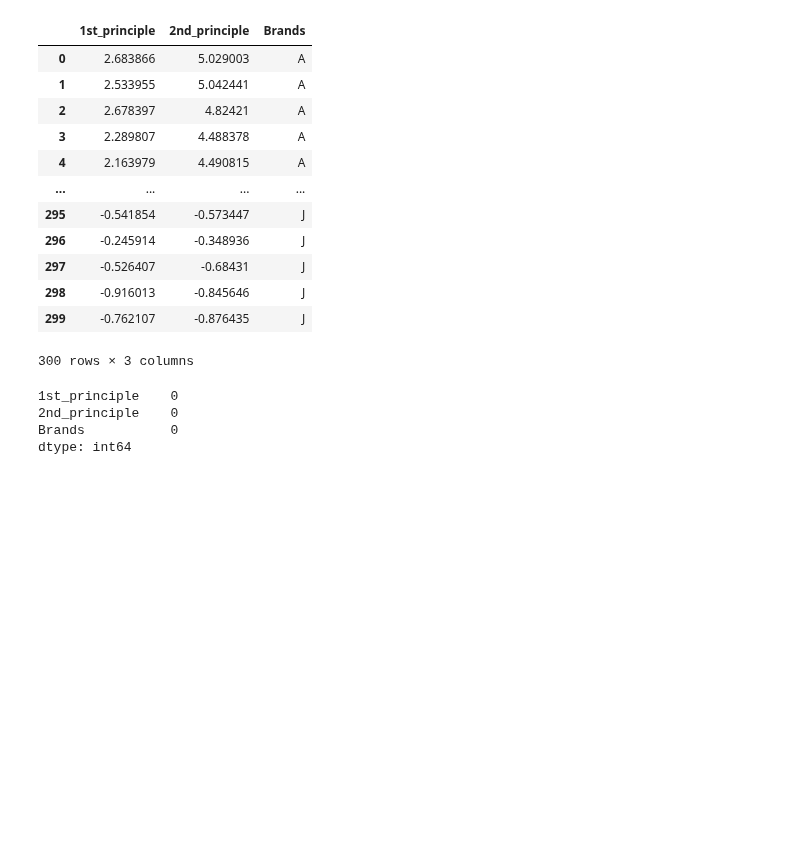
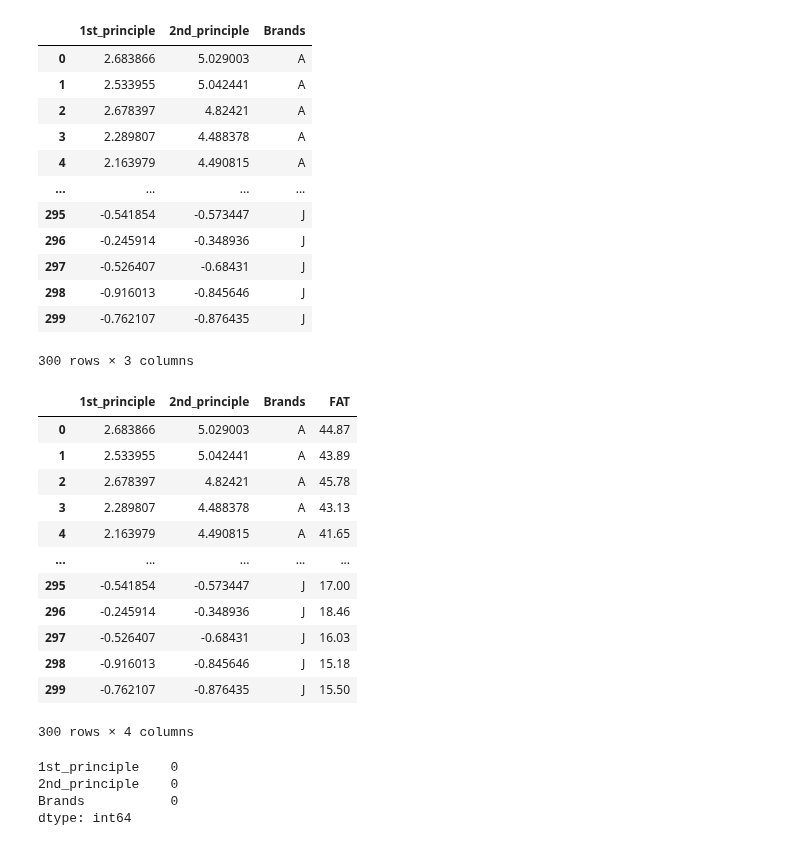
Before and after one commit to gauravkumar62024/statisctics-Infirence, a Jupyter notebook: pca_pizzadata_set.ipynb, the cells around one changed output. Cells and saved outputs as stored; diff of their text form; code cells hidden in the pictures; blank space fills up the shorter version.

```diff
--- a/pca_pizzadata_set.ipynb
+++ b/pca_pizzadata_set.ipynb
@@ -230,6 +230,26 @@ dataframe
 | 298 | -0.916013 | -0.845646 | J |
 | 299 | -0.762107 | -0.876435 | J |
 300 rows × 3 columns
+# %%
+df1=pd.read_csv('Pizza.csv')
+
+df1.drop(["brand", "id","mois","prot","ash","sodium","carb","cal"], axis = 1, inplace = True)
+dataframe['FAT']=df1['fat']
+dataframe
+# %% [output]
+|  | 1st_principle | 2nd_principle | Brands | FAT |
+| 0 | 2.683866 | 5.029003 | A | 44.87 |
+| 1 | 2.533955 | 5.042441 | A | 43.89 |
+| 2 | 2.678397 | 4.82421 | A | 45.78 |
+| 3 | 2.289807 | 4.488378 | A | 43.13 |
+| 4 | 2.163979 | 4.490815 | A | 41.65 |
+| ... | ... | ... | ... | ... |
+| 295 | -0.541854 | -0.573447 | J | 17.00 |
+| 296 | -0.245914 | -0.348936 | J | 18.46 |
+| 297 | -0.526407 | -0.68431 | J | 16.03 |
+| 298 | -0.916013 | -0.845646 | J | 15.18 |
+| 299 | -0.762107 | -0.876435 | J | 15.50 |
+300 rows × 4 columns
 # %%
 ###For data checking
 #dataframe.head()
```
Also changed, not shown: parts of 9 cells of this notebook.
